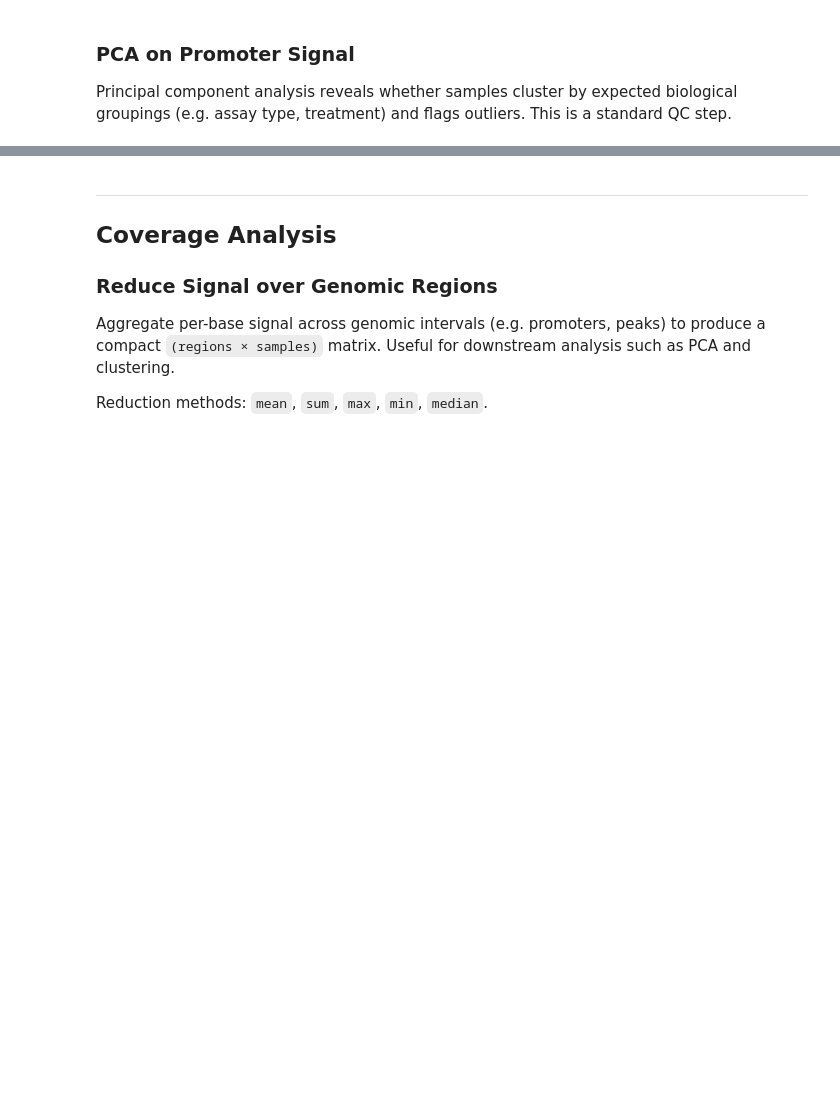
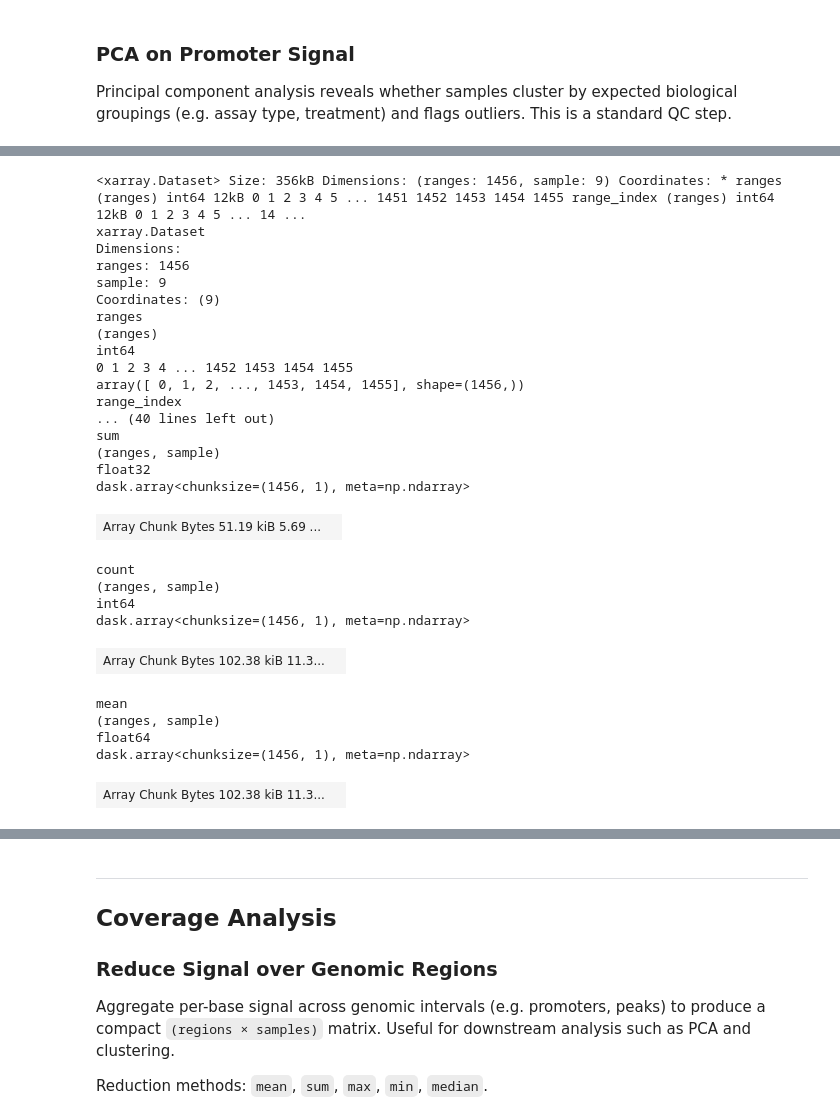
Before and after one commit to Milne-Group/QuantNado, a Jupyter notebook: example/example_dataset.ipynb, the cells around one changed output, grey strips where cells are left out. Saved outputs shown, nothing was run; the diff lists cells and outputs as text; code cells hidden in the pictures; blank space fills up the shorter version.

```diff
--- a/example/example_dataset.ipynb
+++ b/example/example_dataset.ipynb
@@ -174,3 +213,7 @@ Before diving into modality-specific analyses, let's assess data quality and get
 
 Principal component analysis reveals whether samples cluster by expected biological groupings
 (e.g. assay type, treatment) and flags outliers. This is a standard QC step.
+# %%
+promoter_signal = ds.reduce(intervals_path=BED_FILE, reduction="mean")
+promoter_signal
+# %% [output]
@@ -177 +222,29 @@ Principal component analysis reveals whether samples cluster by expected biologi
+<xarray.Dataset> Size: 356kB Dimensions: (ranges: 1456, sample: 9) Coordinates: * ranges (ranges) int64 12kB 0 1 2 3 4 5 ... 1451 1452 1453 1454 1455 range_index (ranges) int64 12kB 0 1 2 3 4 5 ... 14 ...
+xarray.Dataset
+Dimensions:
+ranges: 1456
+sample: 9
+Coordinates: (9)
+ranges
+(ranges)
+int64
+0 1 2 3 4 ... 1452 1453 1454 1455
+array([ 0, 1, 2, ..., 1453, 1454, 1455], shape=(1456,))
+range_index
+... (40 lines left out)
+sum
+(ranges, sample)
+float32
+dask.array<chunksize=(1456, 1), meta=np.ndarray>
+| Array Chunk Bytes 51.19 kiB 5.69 ... |  |
+count
+(ranges, sample)
+int64
+dask.array<chunksize=(1456, 1), meta=np.ndarray>
+| Array Chunk Bytes 102.38 kiB 11.3... |  |
+mean
+(ranges, sample)
+float64
+dask.array<chunksize=(1456, 1), meta=np.ndarray>
+| Array Chunk Bytes 102.38 kiB 11.3... |  |
 # %%
```
Also changed, not shown: parts of 38 cells of this notebook, 15 other files.
